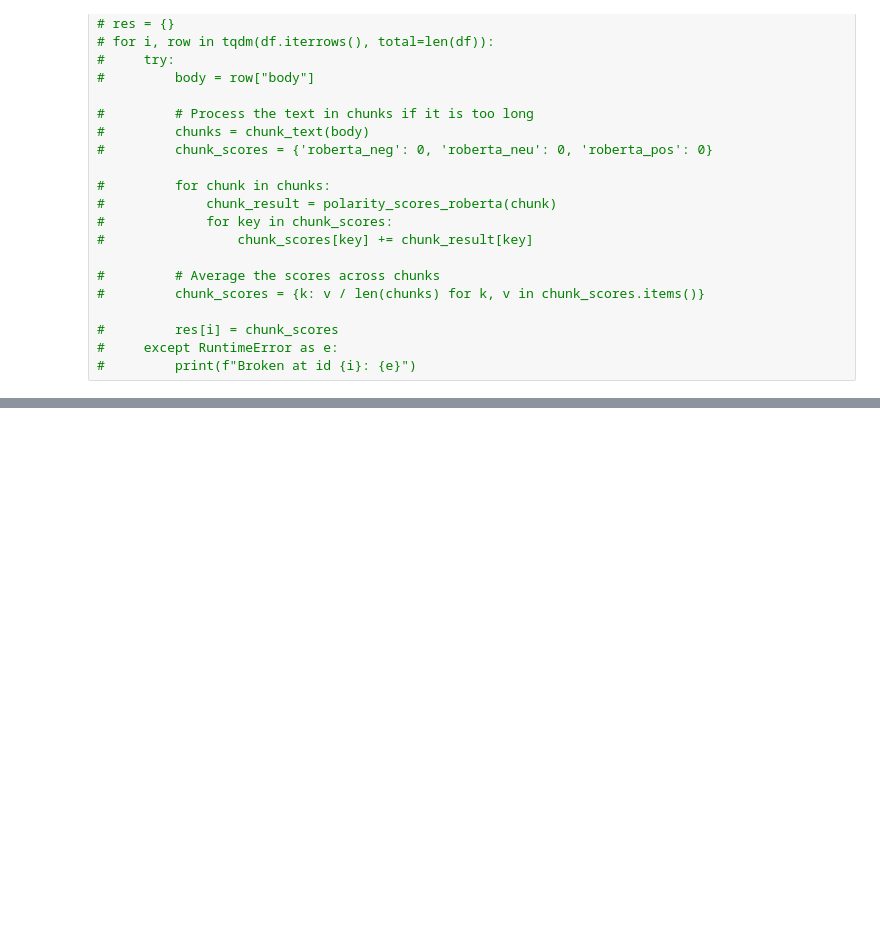
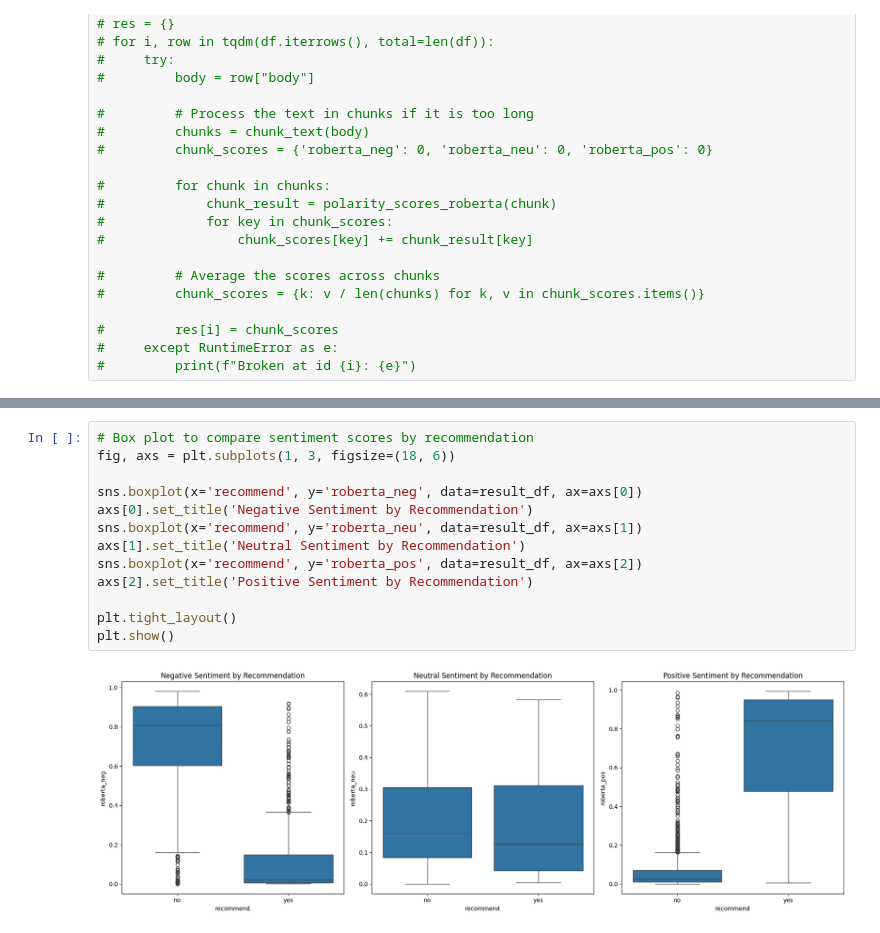
Before and after one commit to Ukomah/Customer-sentiment-analysis-for-british-airways-reviews, a Jupyter notebook: ba_reviews_analysis.ipynb, the cells around one changed output, grey strips where cells are left out. Drawn from its saved outputs; the diff is of its cells as text; blank space fills up the shorter version.

```diff
--- a/ba_reviews_analysis.ipynb
+++ b/ba_reviews_analysis.ipynb
@@ -363,0 +372,15 @@ result_df.head(20)
+# %%
+# Box plot to compare sentiment scores by recommendation
+fig, axs = plt.subplots(1, 3, figsize=(18, 6))
+
+sns.boxplot(x='recommend', y='roberta_neg', data=result_df, ax=axs[0])
+axs[0].set_title('Negative Sentiment by Recommendation')
+sns.boxplot(x='recommend', y='roberta_neu', data=result_df, ax=axs[1])
+axs[1].set_title('Neutral Sentiment by Recommendation')
+sns.boxplot(x='recommend', y='roberta_pos', data=result_df, ax=axs[2])
+axs[2].set_title('Positive Sentiment by Recommendation')
+
+plt.tight_layout()
+plt.show()
+# %% [output]
+[figure, added]
```
Also changed, not shown: parts of 5 cells of this notebook.
